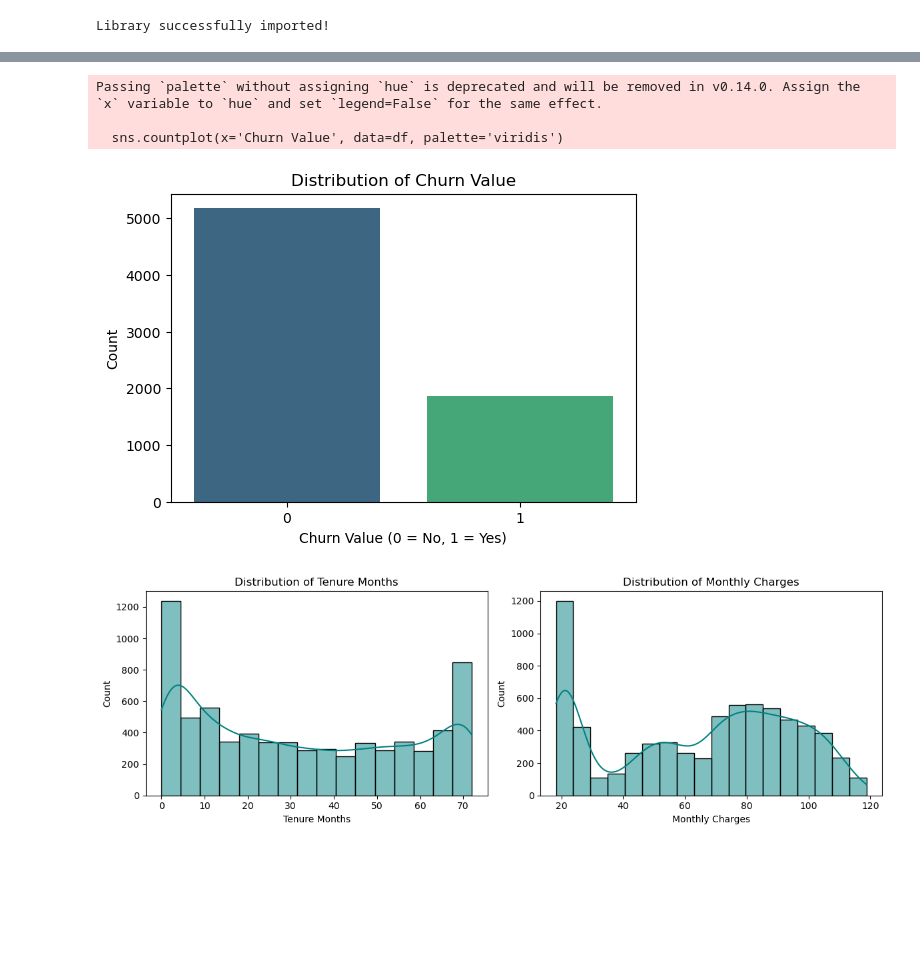
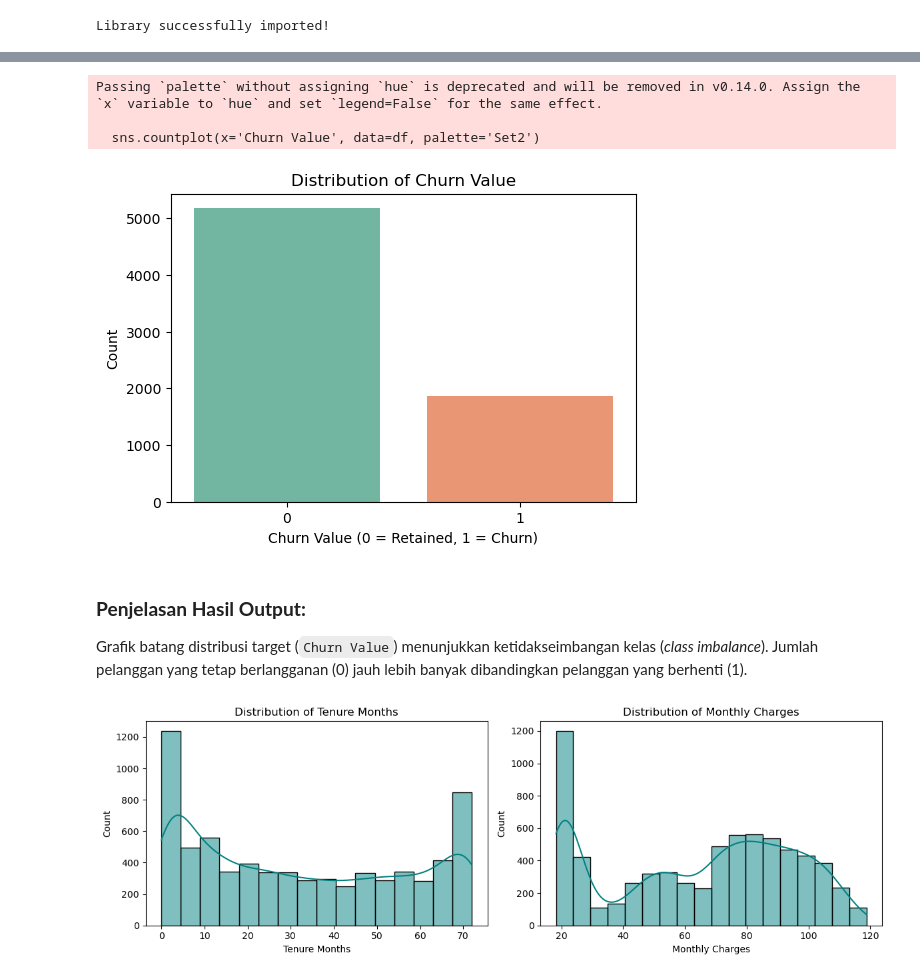
Before and after one commit to Falrlz/Eksperimen_SML_Muhammad-Falah-Akbar-Al-Faiz, a Jupyter notebook: preprocessing/Eksperimen_Muhammad-Falah-Akbar-Al-Faiz.ipynb, the cells around one changed output, grey strips where cells are left out. Drawn from its saved outputs; the diff is of its cells as text; code cells hidden in the pictures; blank space fills up the shorter version.

```diff
--- a/preprocessing/Eksperimen_Muhammad-Falah-Akbar-Al-Faiz.ipynb
+++ b/preprocessing/Eksperimen_Muhammad-Falah-Akbar-Al-Faiz.ipynb
@@ -24,7 +25,7 @@ Memuat dataset dari folder `namadataset_raw`.
 # %%
-raw_path = '../namadataset_raw/Telco_customer_churn_raw.xlsx'
+raw_path = '../Telco_customer_churn_raw/Telco_customer_churn_raw.xlsx'
 df = pd.read_excel(raw_path)
 print(f"Shape of dataset: {df.shape}")
-df.head()
+df.head().T
 # %% [output]
 Shape of dataset: (7043, 33)
@@ -84,16 +97,19 @@ dtype: int64
 # %%
-# Distribusi Target (Churn Value)
+# Distribusi target Churn Value
 plt.figure(figsize=(6, 4))
-sns.countplot(x='Churn Value', data=df, palette='viridis')
+sns.countplot(x='Churn Value', data=df, palette='Set2')
 plt.title('Distribution of Churn Value')
-plt.xlabel('Churn Value (0 = No, 1 = Yes)')
+plt.xlabel('Churn Value (0 = Retained, 1 = Churn)')
 plt.ylabel('Count')
 plt.show()
 # %% [output]
 Passing `palette` without assigning `hue` is deprecated and will be removed in v0.14.0. Assign the `x` variable to `hue` and set `legend=False` for the same effect.
 
-  sns.countplot(x='Churn Value', data=df, palette='viridis')
+  sns.countplot(x='Churn Value', data=df, palette='Set2')
-[figure, old version]
+[figure, new version]
+# %% [markdown]
+### **Penjelasan Hasil Output:**
+Grafik batang distribusi target (`Churn Value`) menunjukkan ketidakseimbangan kelas (*class imbalance*). Jumlah pelanggan yang tetap berlangganan (0) jauh lebih banyak dibandingkan pelanggan yang berhenti (1).
 # %%
 # Distribusi fitur numerik utama
 num_cols = ['Tenure Months', 'Monthly Charges']
```
Also changed, not shown: parts of 30 cells of this notebook, 8 other files.
